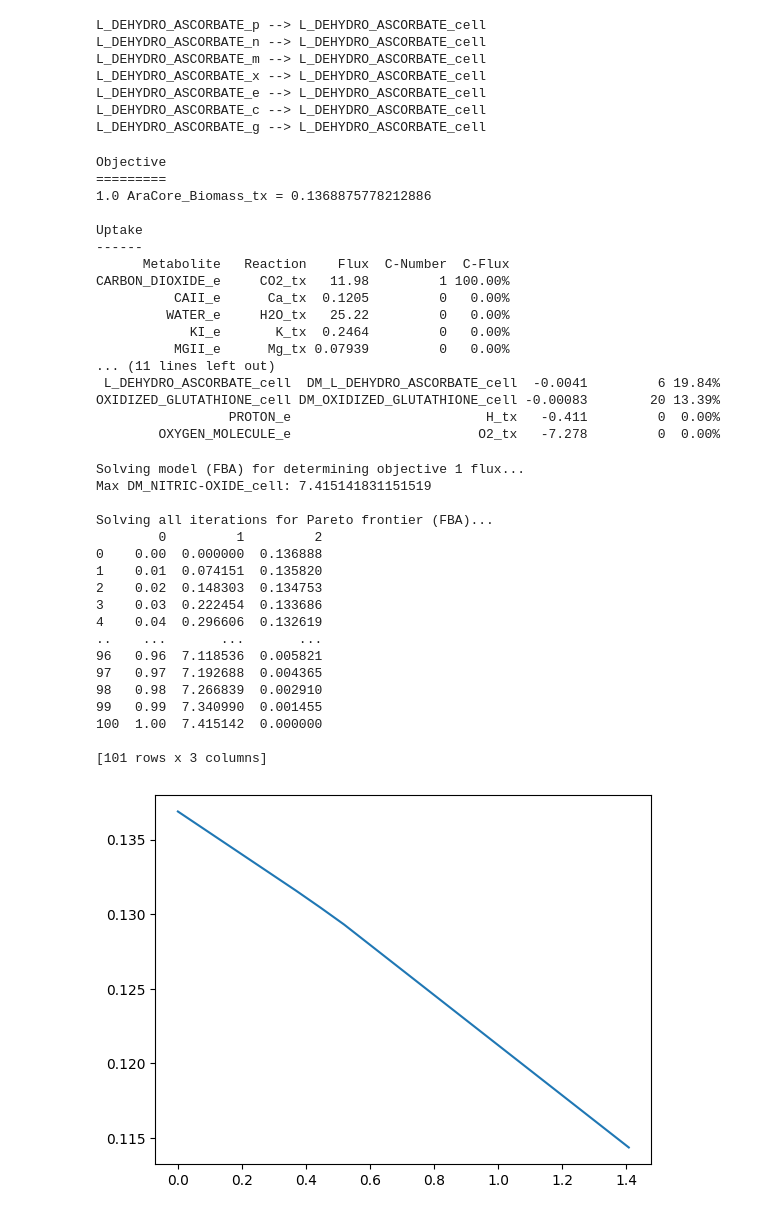
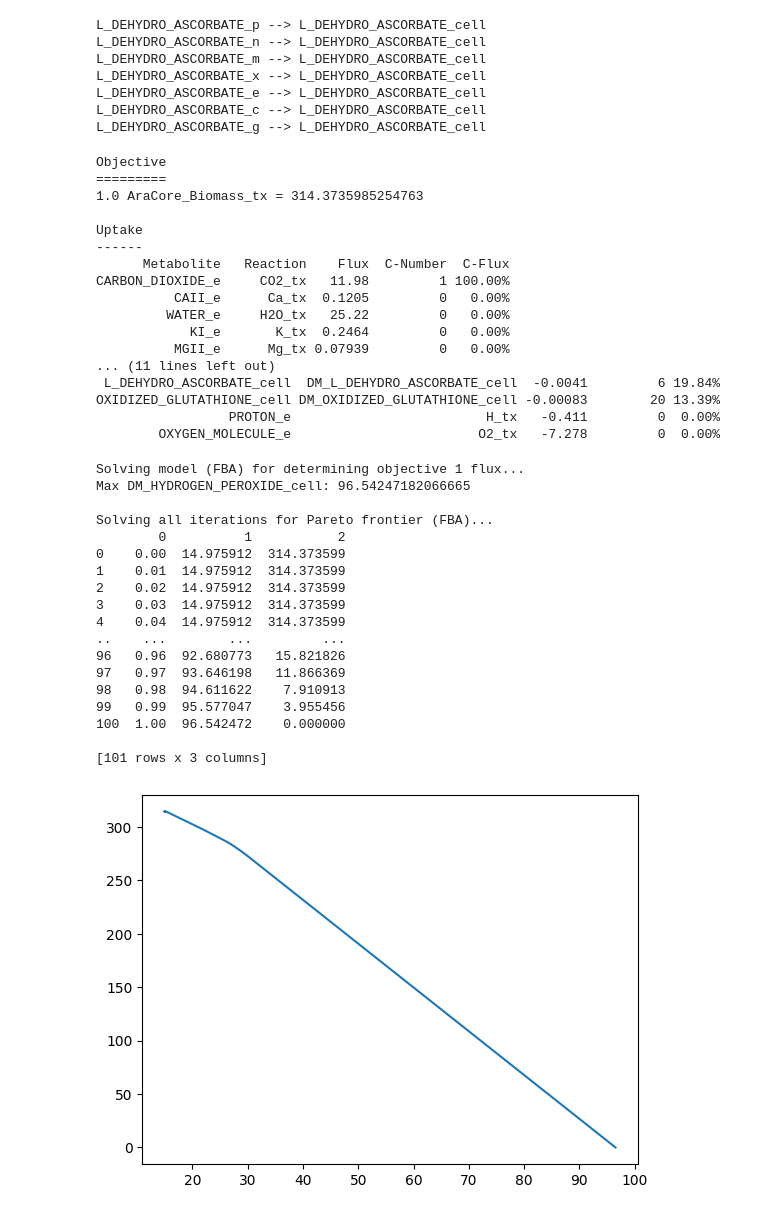
Before and after one commit to Subasree514/Flux_Simulations, a Jupyter notebook: exp_val.ipynb, the cells around one changed output. Cells and saved outputs as stored; diff of their text form; code cells hidden in the pictures.

```diff
--- a/exp_val.ipynb
+++ b/exp_val.ipynb
@@ -171,0 +92,4 @@ OXYGEN_MOLECULE_e    O2_tx -35.36         0  0.00%
+# %%
+model_rs = read_sbml_model('beta_day_RS_DM_new.xml')
+core_model=model_rs
+#core_model.metabolites.get_by_id('RS_Plant_25_C').reactions
@@ -585,7 +511,7 @@ print(core_model.summary(sol))
 # %% [output]
 Objective
 =========
-1.0 AraCore_Biomass_tx = 0.1368875778212886
+1.0 AraCore_Biomass_tx = 314.3735985254763
 
 Uptake
 ------
@@ -602,33 +528,33 @@ OXIDIZED_GLUTATHIONE_cell DM_OXIDIZED_GLUTATHIONE_cell -0.00083        20 13.39%
         OXYGEN_MOLECULE_e                        O2_tx   -7.278         0  0.00%
 # %%
 ## plot pareto plot
-objective1 =  'DM_NITRIC-OXIDE_cell'
+objective1 =  'DM_HYDROGEN_PEROXIDE_cell'
 objective2 =  'AraCore_Biomass_tx'#Arabidopsis_biomass_tx AraCore_Biomass_tx
 solution_primary=pareto_analysis(core_model, objective1 = objective1, objective2=objective2, pareto_range = pareto_range, metric = metric)
 #pd.DataFrame(result_list).to_excel('results.xlsx')
 data=pd.DataFrame(solution_primary)
 print(data)
-plt.plot(data[1][:20],data[2][:20])
+plt.plot(data[1],data[2])
 #plt.ylim([0.2152,0.2153])
 #plt.xlim([0,0.03])
-plt.show()###objs_rs=[AraCore_Biomass_tx 'Phloem_output_tx','DM_NITRIC-OXIDE_cell','DM_HS_cell','DM_SUPER_OXIDE_cell','DM_HC00250_cell','DM_CPD0-1395_cell','DM_SO3_cell','DM_CPD-12377_cell','DM_HYDROGEN_PEROXIDE_cell','DM_ho2_rad_cell']
+plt.show()###objs_rs=[AraCore_Biomass_tx 'Phloem_output_tx',DM_OOH-_cell 'DM_NITRIC-OXIDE_cell','DM_HS_cell','DM_SUPER_OXIDE_cell','DM_HC00250_cell','DM_CPD0-1395_cell','DM_SO3_cell','DM_CPD-12377_cell','DM_HYDROGEN_PEROXIDE_cell','DM_ho2_rad_cell']
 # %% [output]
 Solving model (FBA) for determining objective 1 flux...
-Max DM_NITRIC-OXIDE_cell: 7.415141831151519
+Max DM_HYDROGEN_PEROXIDE_cell: 96.54247182066665
 
 Solving all iterations for Pareto frontier (FBA)...
-        0         1         2
-0    0.00  0.000000  0.136888
-1    0.01  0.074151  0.135820
-2    0.02  0.148303  0.134753
-3    0.03  0.222454  0.133686
-4    0.04  0.296606  0.132619
-..    ...       ...       ...
-96   0.96  7.118536  0.005821
-97   0.97  7.192688  0.004365
-98   0.98  7.266839  0.002910
-99   0.99  7.340990  0.001455
-100  1.00  7.415142  0.000000
+        0          1           2
+0    0.00  14.975912  314.373599
+1    0.01  14.975912  314.373599
+2    0.02  14.975912  314.373599
+3    0.03  14.975912  314.373599
+4    0.04  14.975912  314.373599
+..    ...        ...         ...
+96   0.96  92.680773   15.821826
+97   0.97  93.646198   11.866369
+98   0.98  94.611622    7.910913
+99   0.99  95.577047    3.955456
+100  1.00  96.542472    0.000000
 
 [101 rows x 3 columns]
-[figure, old version]
+[figure, new version]
```
Also changed, not shown: parts of 3 cells of this notebook, 15 other files.
